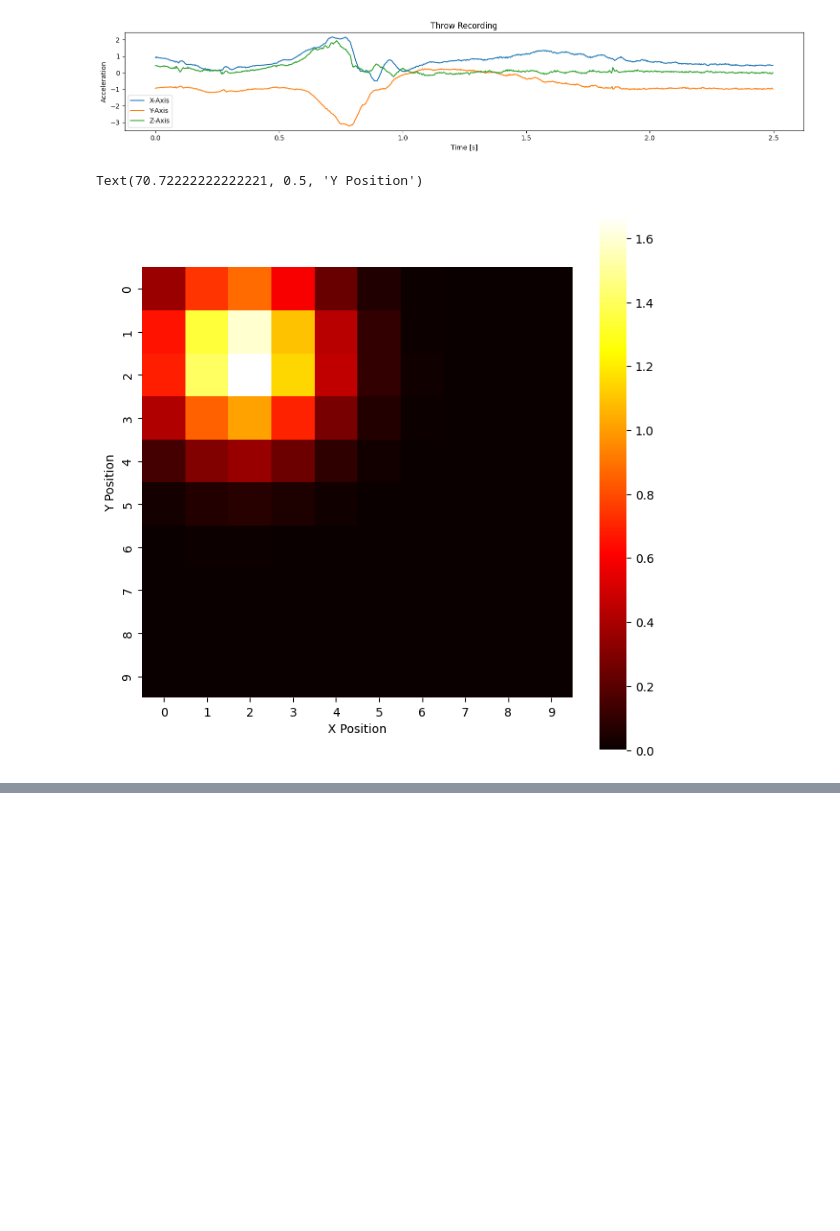
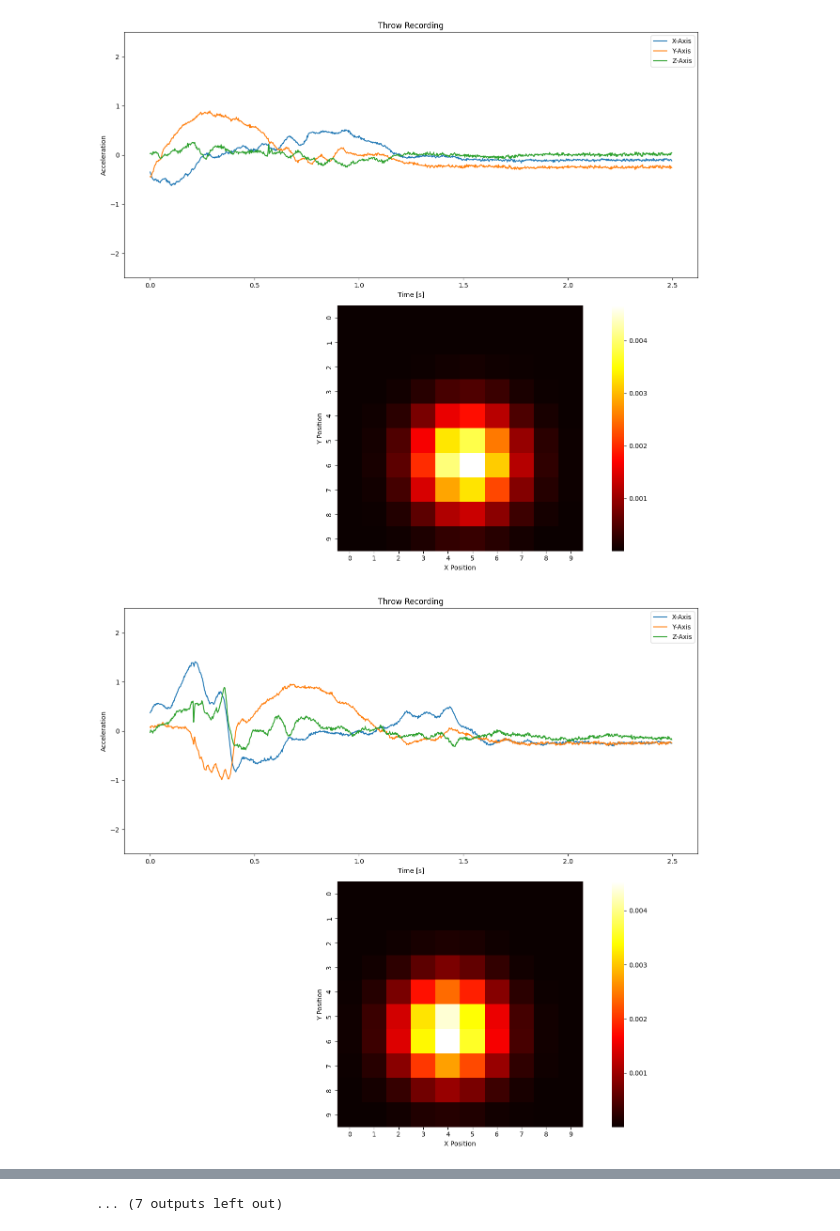
Before and after one commit to es-ude/BallChallenge, a Jupyter notebook: ml_resources/data_exploration.ipynb, the cells around one changed output, grey strips where cells are left out. Cells and saved outputs as stored; diff of their text form; code cells hidden in the pictures; blank space fills up the shorter version.

Commit message:
introduce draw_sample fn

```diff
--- a/ml_resources/data_exploration.ipynb
+++ b/ml_resources/data_exploration.ipynb
@@ -13,25 +13,27 @@ SAMPLING_FREQ = 400
 dataset = AccelerometerDataset(DATASET_ROOT, grid_size=(10, 10))
 samples, labels = dataset[:]
 # %%
-sample_idx = 14
 
-_, ax = plt.subplots(nrows=1, ncols=1, tight_layout=True, figsize=(15, 3))
-seconds = torch.arange(samples.shape[2]) / SAMPLING_FREQ
-ax.plot(seconds, samples[sample_idx, 0], label="X-Axis")
-ax.plot(seconds, samples[sample_idx, 1], label="Y-Axis")
-ax.plot(seconds, samples[sample_idx, 2], label="Z-Axis")
-ax.legend()
-ax.set_xlabel("Time [s]")
-ax.set_ylabel("Acceleration")
-ax.set_title("Throw Recording")
-plt.show()
+def draw_sample(sample_idx):
+    fig, axes = plt.subplots(nrows=2, ncols=1, tight_layout=True, figsize=(13, 12))
+    ax = axes[0]
+    seconds = torch.arange(samples.shape[2]) / SAMPLING_FREQ
+    ax.plot(seconds, samples[sample_idx, 0] - samples[sample_idx, 0].mean(), label="X-Axis")
+    ax.plot(seconds, samples[sample_idx, 1] - samples[sample_idx, 1].mean(), label="Y-Axis")
+    ax.plot(seconds, samples[sample_idx, 2]- samples[sample_idx, 2].mean(), label="Z-Axis")
+    ax.legend()
+    ax.set_ylim(-2.5, 2.5)
+    ax.set_xlabel("Time [s]")
+    ax.set_ylabel("Acceleration")
+    ax.set_title("Throw Recording")
+    ax = axes[1]
+    sns.heatmap(labels[sample_idx], square=True, cmap="hot", ax=ax)
+    ax.set_xlabel("X Position")
+    ax.set_ylabel("Y Position")
+    fig.savefig(f"{sample_idx}.png")
-# %% [output]
-[figure, removed]
-# %%
-fig, ax = plt.subplots(nrows=1, ncols=1, figsize=(8, 8))
-sns.heatmap(labels[sample_idx], square=True, cmap="hot", ax=ax)
-ax.set_xlabel("X Position")
-ax.set_ylabel("Y Position")
-# %% [output]
-Text(70.72222222222221, 0.5, 'Y Position')
-[figure, removed]
+# %%
+for i, _ in enumerate(samples):
+    draw_sample(i)
+# %% [output]
+[figure, added]
+[figure, added]
@@ -37,0 +50 @@ Text(70.72222222222221, 0.5, 'Y Position')
+... (7 outputs left out)
```
Also changed, not shown: parts of 1 cell of this notebook.
